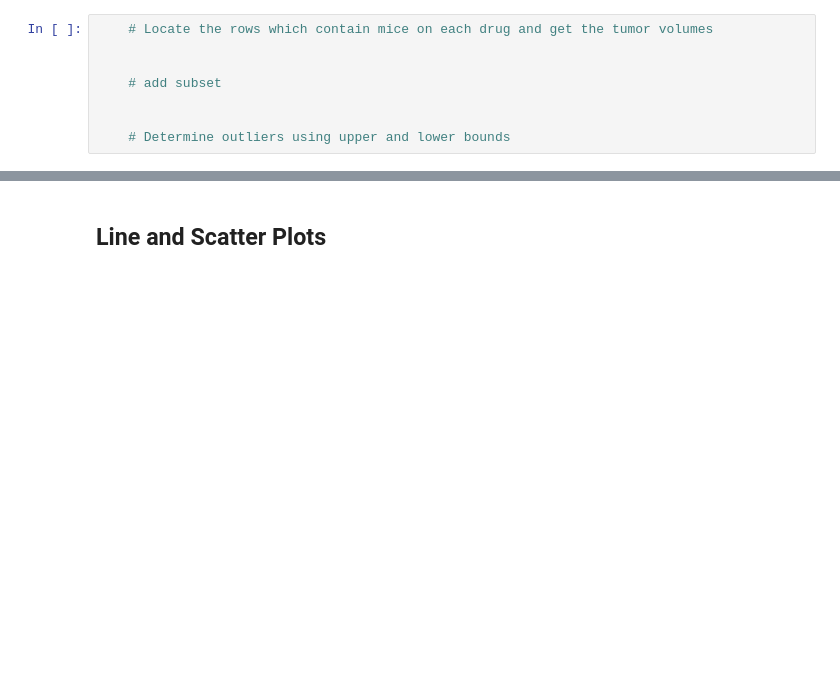
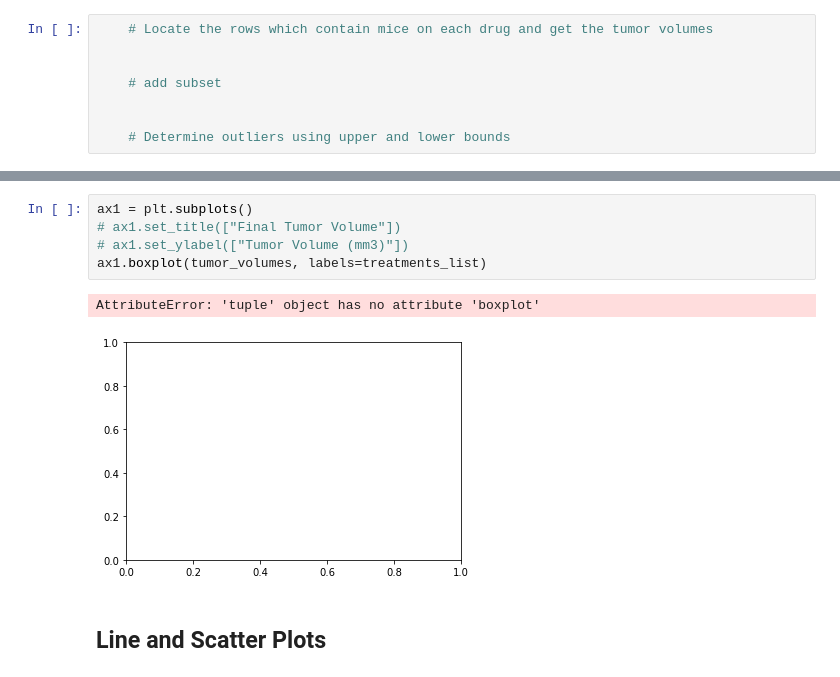
Before and after one commit to NathanJPotter/Matplotlib-challenge-np, a Jupyter notebook: Pymaceuticals/pymaceuticals_starter.ipynb, the cells around one changed output, grey strips where cells are left out. Drawn from its saved outputs; the diff is of its cells as text; blank space fills up the shorter version.

```diff
--- a/Pymaceuticals/pymaceuticals_starter.ipynb
+++ b/Pymaceuticals/pymaceuticals_starter.ipynb
@@ -451,3 +518,11 @@ plt.show()
+# %%
+ax1 = plt.subplots()
+# ax1.set_title(["Final Tumor Volume"])
+# ax1.set_ylabel(["Tumor Volume (mm3)"])
+ax1.boxplot(tumor_volumes, labels=treatments_list)
+# %% [output]
+AttributeError: 'tuple' object has no attribute 'boxplot'
+[figure, added]
 # %% [markdown]
 ## Line and Scatter Plots
 # %%
```
Also changed, not shown: parts of 10 cells of this notebook.
